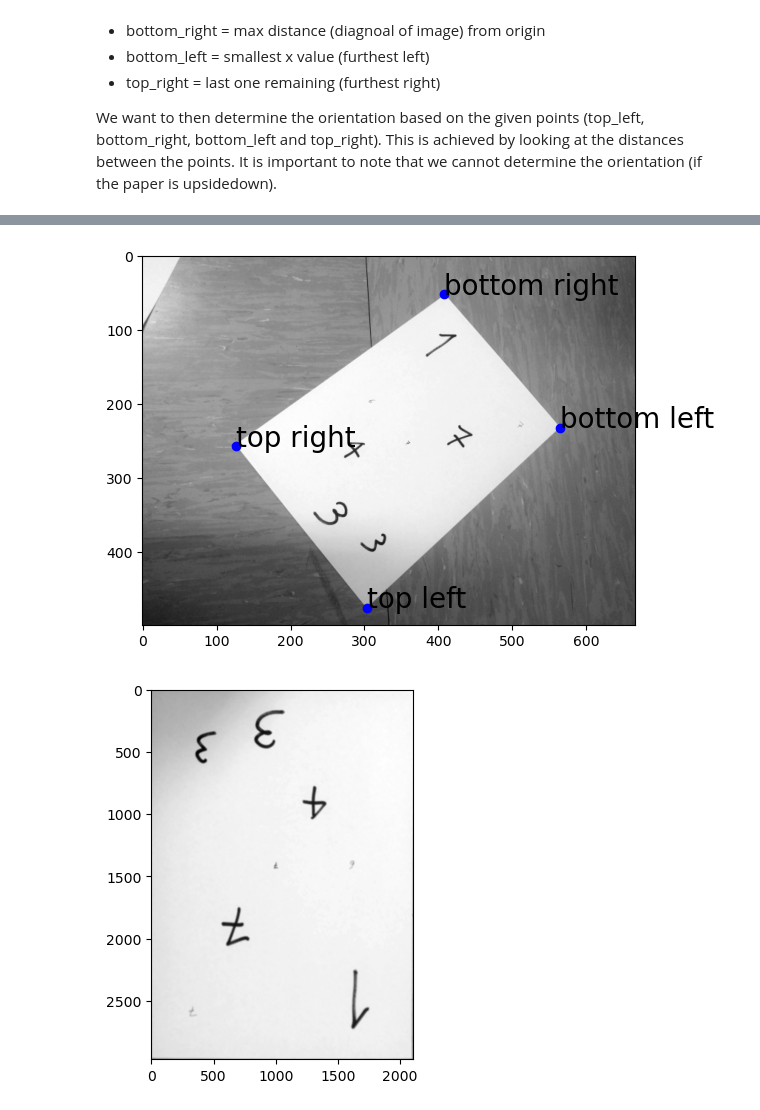
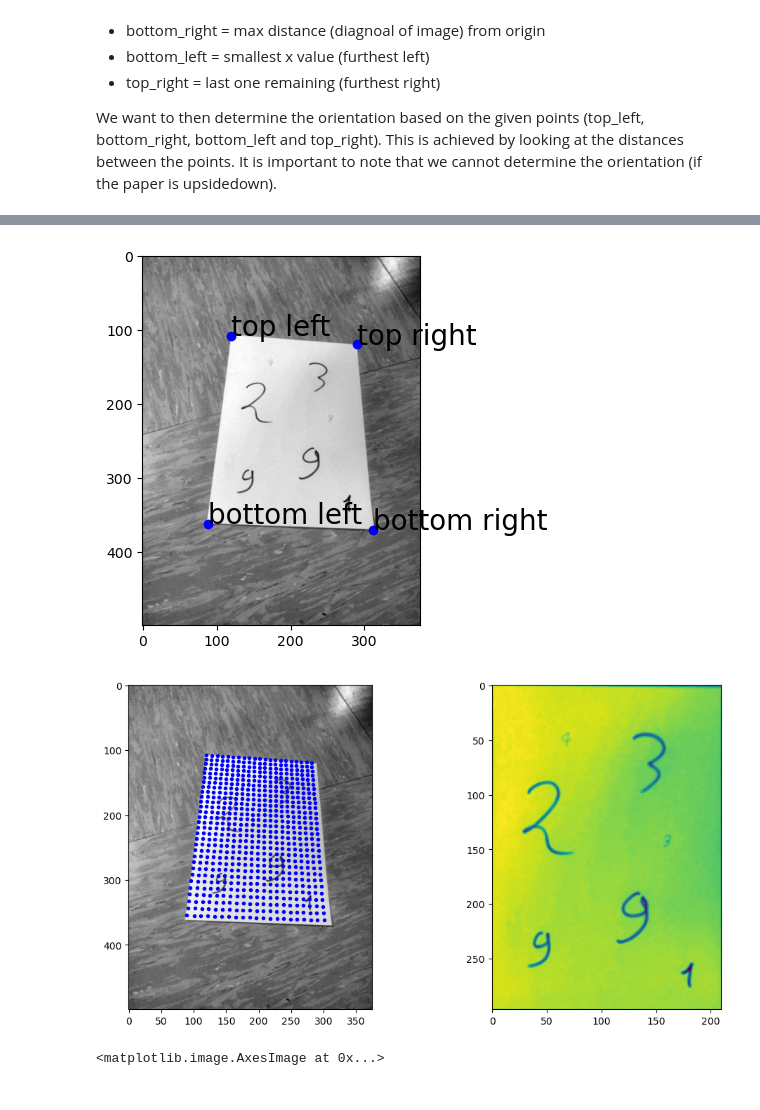
Before and after one commit to dennisshushackost/ComputerVision, a Jupyter notebook: Exercises to hand in/Exercise1.ipynb, the cells around one changed output, grey strips where cells are left out. Saved outputs shown, nothing was run; the diff lists cells and outputs as text; code cells hidden in the pictures.

```diff
--- a/Exercises to hand in/Exercise1.ipynb
+++ b/Exercises to hand in/Exercise1.ipynb
@@ -32,6 +38,10 @@ def prepare_image(im):
     # Converts the image to grayscale:
     gray_im = skimage.color.rgb2gray(im)
     print(f"Original Shape: {gray_im.shape}")
+
+    # Equalizes the image:
+    gray_im = exposure.equalize_adapthist(gray_im)
+
 
     # Resizes the image and keeps the aspect ratio:
     resized_image = skimage.transform.resize(gray_im, (500, im.shape[1]/im.shape[0]*500))
@@ -358,15 +345,7 @@ We want to then determine the orientation based on the given points (top_left, b
 import numpy as np
 import skimage.transform
 import matplotlib.pyplot as plt
-
-
-def get_edges_to_map():
-    TOP_LEFT = np.array([0,0])
-    TOP_RIGHT = np.array([w,0])
-    BOTTOM_LEFT = np.array([0,h])
-    BOTTOM_RIGHT = np.array([w,h])
-    return TOP_LEFT, TOP_RIGHT, BOTTOM_LEFT, BOTTOM_RIGHT
-
+from skimage import io, color, feature, transform, measure, exposure
 
 
 def assign_edges(intersections):
@@ -447,45 +426,51 @@ def determine_orientation(tl, tr, br, bl, im):
 
     return top_left, top_right, bottom_right, bottom_left
 
-def tranform_image(tl, bl, br, tr, im):
+def tranform_image(tl, tr, br, bl, im):
     """
     This function transforms the image to a rectangle with the corners tl, bl, br, tr.
     """
 
+    w, h = 210, 297 # DIN A4 format in pixels
+
+    # Define the edges we will map to:
+    TOP_LEFT = np.array([0,0])
+    TOP_RIGHT = np.array([w,0])
+    BOTTOM_LEFT = np.array([0,h])
+    BOTTOM_RIGHT = np.array([w,h])
+
     # Calculate the transformation matrix:
-    invtf  = skimage.transform.estimate_transform('projective', np.array([tl, bl, br, tr]), np.array([[0, 0], [0, h], [w, h], [w, 0]]))
-
+    invtf  = skimage.transform.estimate_transform('projective',
+                                                    np.vstack([TOP_LEFT, BOTTOM_LEFT, BOTTOM_RIGHT, TOP_RIGHT]),
+                                                     np.vstack([tl, bl, br, tr]))
 
 
     # Plot the grid on the image:
-    fig,(ax1, ax2) = plt.subplots(1,2,figsize=(12,6))
+    fig, (ax1, ax2) = plt.subplots(1,2,figsize=(12,6))
     ax1.imshow(im, cmap="gray")
-    for x in np.arange(0,w,25):
-        for y in np.arange(0,h,20):
+    for x in np.arange(0,w,10):
+        for y in np.arange(0,h,10):
             p = invtf((x,y))
-            ax1.plot(p[0,0],p[0,1],'g.')
+            ax1.plot(p[0,0],p[0,1],'b.')
 
 
     # Transform the image:
-    transformed_image = skimage.transform.warp(im, transformation_matrix.inverse, output_shape=(h, w))
-
-    # Plot the transformed image:
-    plt.imshow(transformed_image, cmap='gray')
+    tim = skimage.transform.warp(image=im,
+                             inverse_map=invtf,
+                             output_shape=(h,w) # columns,rows
+    )
+    # Set the background to the average color of the image:
+    tim[tim == 0] = tim.mean()
+    ax2.imshow(tim)
     plt.show()
 
-    return transformed_image
+    return tim
 
 
+tl, tr, br, bl = assign_edges(intersection_3)
+tl, tr, br, bl = determine_orientation(tl, tr, br, bl, im3)
+transformed_image = tranform_image(tl, tr, br, bl, im3)
 
-TOP_LEFT = np.array([0,0])
-TOP_RIGHT = np.array([w,0])
-BOTTOM_LEFT = np.array([0,h])
-BOTTOM_RIGHT = np.array([w,h])
-
-edges_to_map_to = (TOP_LEFT, TOP_RIGHT, BOTTOM_LEFT, BOTTOM_RIGHT)
-
-print(intersection_1)
-tl, tr, br, bl = assign_edges(intersection_1)
-tl, tr, br, bl = determine_orientation(tl, tr, br, bl, im1)
-transformed_image = tranform_image(tl, bl, br, tr, im1)
+# Show the transformed image:
+plt.imshow(transformed_image, cmap="gray")
 # %% [output]
@@ -502,2 +482,3 @@ Top right: [125.86375454 257.12579925]
-[figure, old version]
+[figure, new version]
-[figure, old version]
+[figure, new version]
+<matplotlib.image.AxesImage at 0x...>
```
Also changed, not shown: parts of 12 cells of this notebook, 1 other file.
